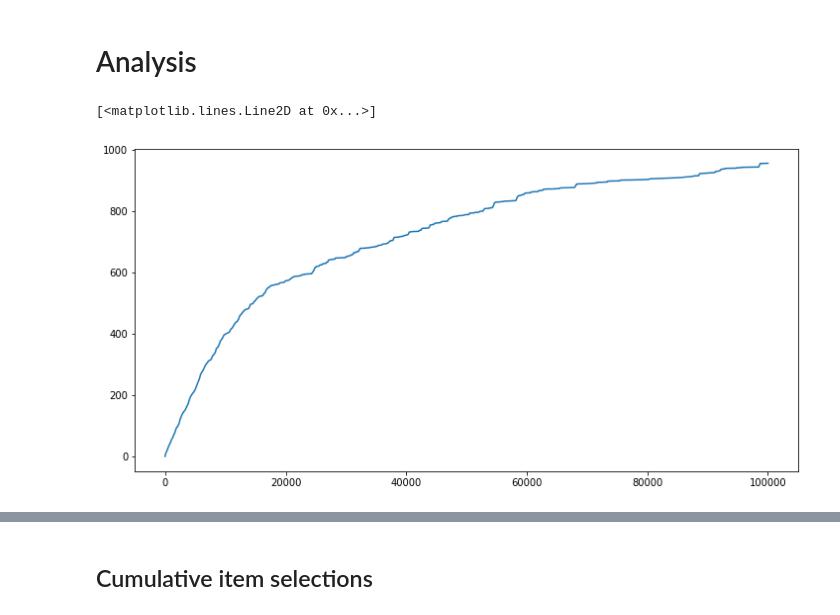
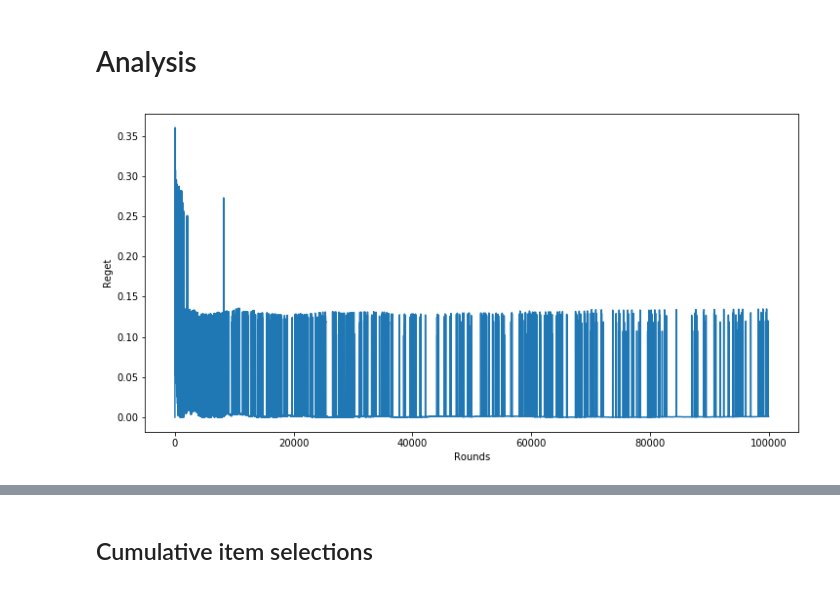
Before and after one commit to AmineDiro/CascadeBandit, a Jupyter notebook: CascadeBandit-UCB.ipynb, the cells around one changed output, grey strips where cells are left out. Cells and saved outputs as stored; diff of their text form; code cells hidden in the pictures.

```diff
--- a/CascadeBandit-UCB.ipynb
+++ b/CascadeBandit-UCB.ipynb
@@ -56,26 +39,12 @@ res
-# %%
-number_of_rounds =  int(1e5)
-p = 0.2
-delta  = 0.15
-L = 8
-K = 2
-weights = [p for i in range(K)] + [np.abs(p-delta) for i in range(L-K)]
-
-cascade_model = CascadeUCB(number_of_rounds,L,K)
-dataset = generate_data(number_of_rounds, weights)
-
-# initializing
-cascade_model.initialize(dataset,weights)
-
-# training
-for t in range(1,number_of_rounds) :
-    cascade_model.one_round(t,dataset)
 # %% [markdown]
 # Analysis
 # %%
-regrets = pd.Series(regrets)
+regrets = pd.Series(cascade_model.regrets)
 plt.figure(figsize=(12, 6))
-plt.plot(cascade_model.regrets)
+plt.plot(regrets)
+plt.ylabel("Reget")
+plt.xlabel("Rounds")
+plt.savefig('convergence')
+plt.show()
 # %% [output]
-[<matplotlib.lines.Line2D at 0x...>]
-[figure, old version]
+[figure, new version]
```
Also changed, not shown: parts of 12 cells of this notebook, 2 other files.
